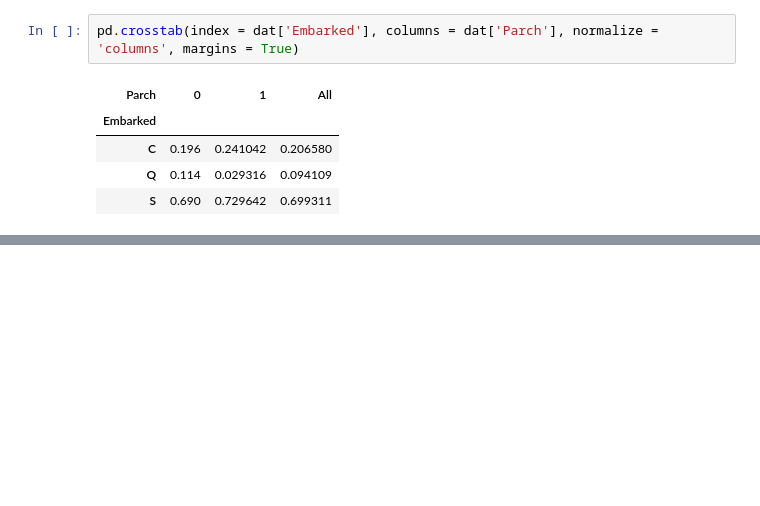
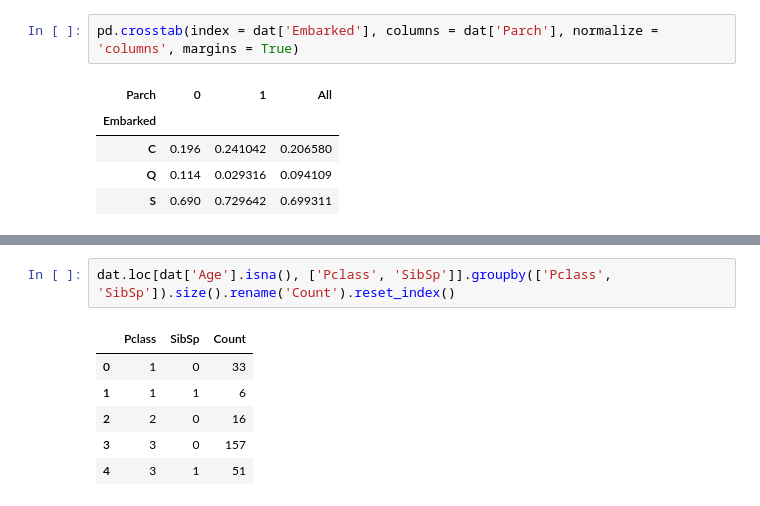
Before and after one commit to sanjeevgadre/Kaggle-Titanic, a Jupyter notebook: Python/scripts/Part-1-EDA-Preprocessing-LearningCurves.ipynb, the cells around one changed output, grey strips where cells are left out. Drawn from its saved outputs; the diff is of its cells as text; blank space fills up the shorter version.

```diff
--- a/Python/scripts/Part-1-EDA-Preprocessing-LearningCurves.ipynb
+++ b/Python/scripts/Part-1-EDA-Preprocessing-LearningCurves.ipynb
@@ -530,0 +536,9 @@ dat.loc[dat['Embarked'].isna(), :]
+# %%
+dat.loc[dat['Age'].isna(), ['Pclass', 'SibSp']].groupby(['Pclass', 'SibSp']).size().rename('Count').reset_index()
+# %% [output]
+|  | Pclass | SibSp | Count |
+| 0 | 1 | 0 | 33 |
+| 1 | 1 | 1 | 6 |
+| 2 | 2 | 0 | 16 |
+| 3 | 3 | 0 | 157 |
+| 4 | 3 | 1 | 51 |
```
Also changed, not shown: parts of 18 cells of this notebook, 1 other file.
